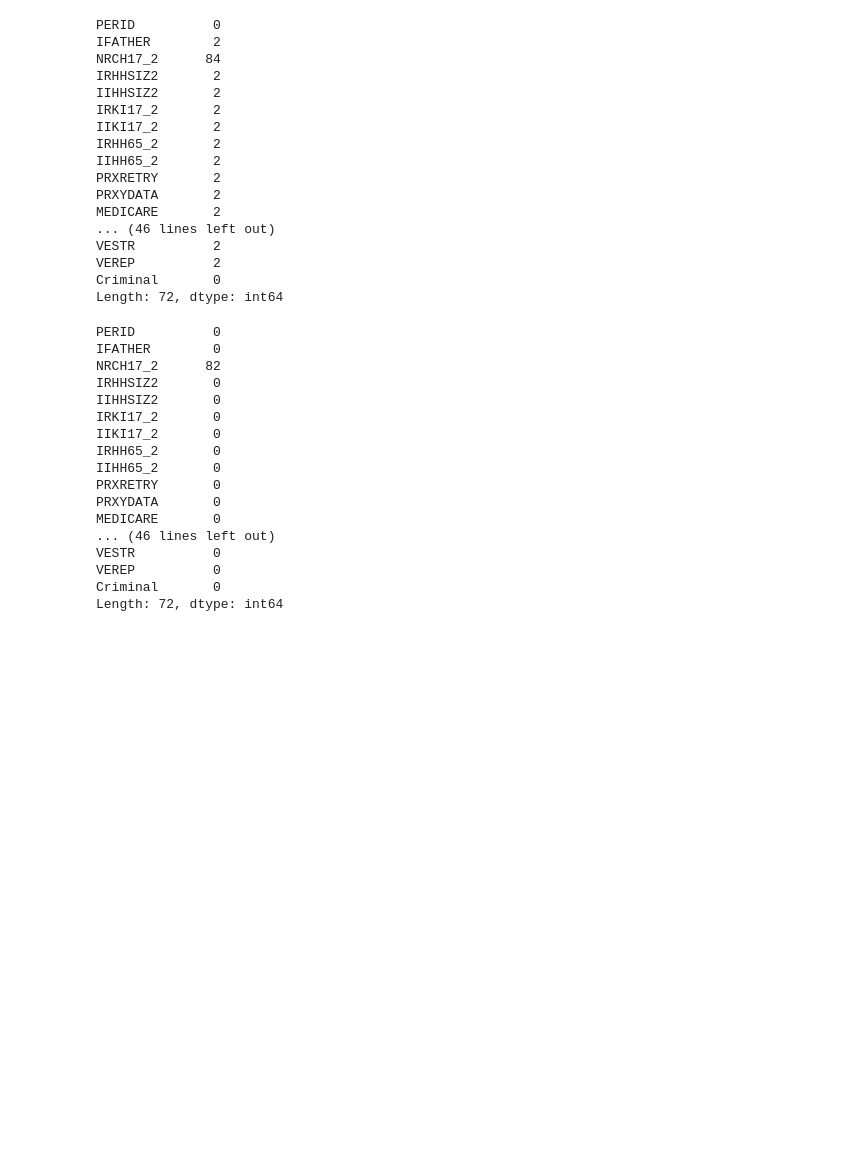
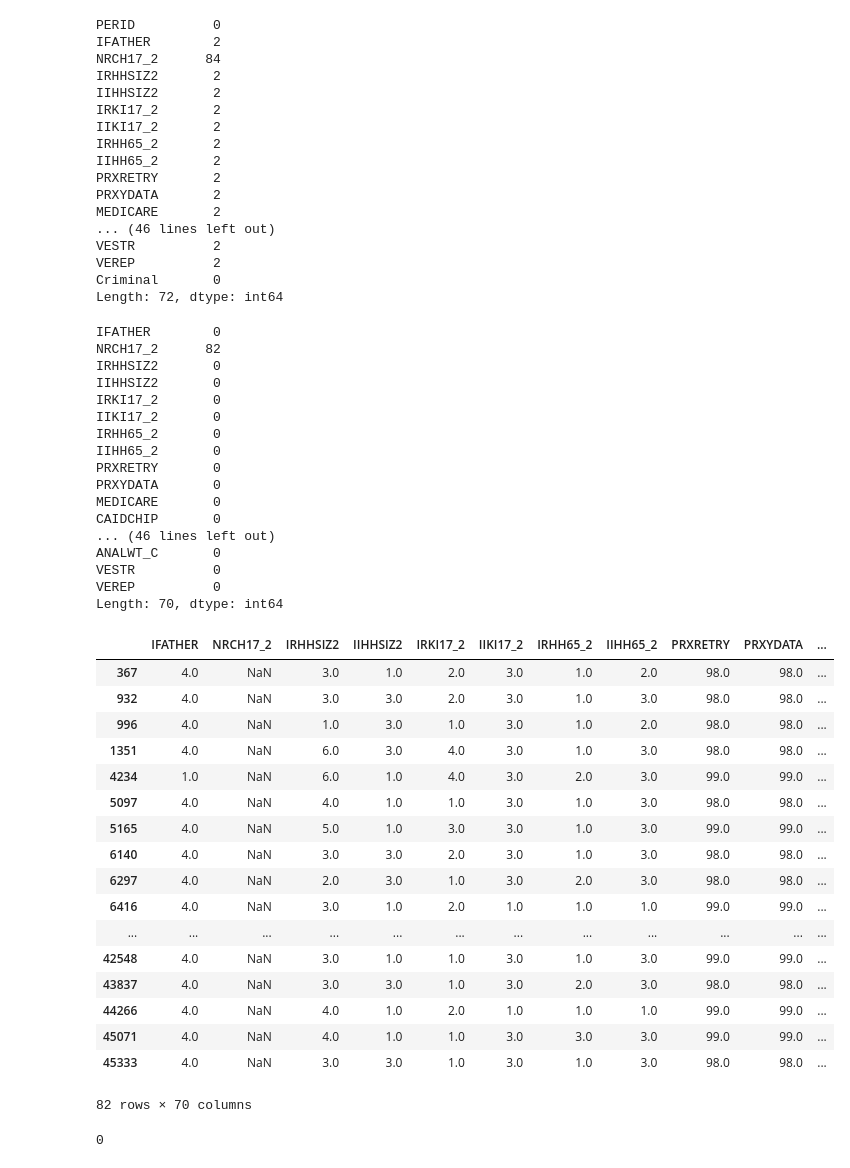
Before and after one commit to varsim91/Criminal_ML, a Jupyter notebook: Criminal_pred.ipynb, the cells around one changed output. Drawn from its saved outputs; the diff is of its cells as text; code cells hidden in the pictures; blank space fills up the shorter version.

```diff
--- a/Criminal_pred.ipynb
+++ b/Criminal_pred.ipynb
@@ -41,7 +44,9 @@ train_df = train_df[~(train_df["IFATHER"].isnull())]
+# %%
+y_train = train_df.iloc[:, -1]
+train_df = train_df.iloc[:, 1:train_df.columns.shape[0]-1]
 # %%
 train_df.isnull().sum()
 # %% [output]
-PERID          0
 IFATHER        0
 NRCH17_2      82
 IRHHSIZ2       0
@@ -53,8 +58,31 @@ IIHH65_2       0
 PRXRETRY       0
 PRXYDATA       0
 MEDICARE       0
+CAIDCHIP       0
 ... (46 lines left out)
+ANALWT_C       0
 VESTR          0
 VEREP          0
-Criminal       0
-Length: 72, dtype: int64
+Length: 70, dtype: int64
+# %%
+# NaN values in NRCH17_2, POVERTY3
+train_df[train_df["NRCH17_2"].isnull()]
+# %% [output]
+|  | IFATHER | NRCH17_2 | IRHHSIZ2 | IIHHSIZ2 | IRKI17_2 | IIKI17_2 | IRHH65_2 | IIHH65_2 | PRXRETRY | PRXYDATA | ... |
+| 367 | 4.0 | NaN | 3.0 | 1.0 | 2.0 | 3.0 | 1.0 | 2.0 | 98.0 | 98.0 | ... |
+| 932 | 4.0 | NaN | 3.0 | 3.0 | 2.0 | 3.0 | 1.0 | 3.0 | 98.0 | 98.0 | ... |
+| 996 | 4.0 | NaN | 1.0 | 3.0 | 1.0 | 3.0 | 1.0 | 2.0 | 98.0 | 98.0 | ... |
+| 1351 | 4.0 | NaN | 6.0 | 3.0 | 4.0 | 3.0 | 1.0 | 3.0 | 98.0 | 98.0 | ... |
+| 4234 | 1.0 | NaN | 6.0 | 1.0 | 4.0 | 3.0 | 2.0 | 3.0 | 99.0 | 99.0 | ... |
+| 5097 | 4.0 | NaN | 4.0 | 1.0 | 1.0 | 3.0 | 1.0 | 3.0 | 98.0 | 98.0 | ... |
+| 5165 | 4.0 | NaN | 5.0 | 1.0 | 3.0 | 3.0 | 1.0 | 3.0 | 99.0 | 99.0 | ... |
+| 6140 | 4.0 | NaN | 3.0 | 3.0 | 2.0 | 3.0 | 1.0 | 3.0 | 98.0 | 98.0 | ... |
+| 6297 | 4.0 | NaN | 2.0 | 3.0 | 1.0 | 3.0 | 2.0 | 3.0 | 98.0 | 98.0 | ... |
+| 6416 | 4.0 | NaN | 3.0 | 1.0 | 2.0 | 1.0 | 1.0 | 1.0 | 99.0 | 99.0 | ... |
+| ... | ... | ... | ... | ... | ... | ... | ... | ... | ... | ... | ... |
+| 42548 | 4.0 | NaN | 3.0 | 1.0 | 1.0 | 3.0 | 1.0 | 3.0 | 99.0 | 99.0 | ... |
+| 43837 | 4.0 | NaN | 3.0 | 3.0 | 1.0 | 3.0 | 2.0 | 3.0 | 98.0 | 98.0 | ... |
+| 44266 | 4.0 | NaN | 4.0 | 1.0 | 2.0 | 1.0 | 1.0 | 1.0 | 99.0 | 99.0 | ... |
+| 45071 | 4.0 | NaN | 4.0 | 1.0 | 1.0 | 3.0 | 3.0 | 3.0 | 99.0 | 99.0 | ... |
+| 45333 | 4.0 | NaN | 3.0 | 3.0 | 1.0 | 3.0 | 1.0 | 3.0 | 98.0 | 98.0 | ... |
+82 rows × 70 columns
@@ -60,0 +93,4 @@ Length: 72, dtype: int64
+# %%
+train_df.isnull().sum().max()
+# %% [output]
+0
```
Also changed, not shown: parts of 17 cells of this notebook, 2 other files.
